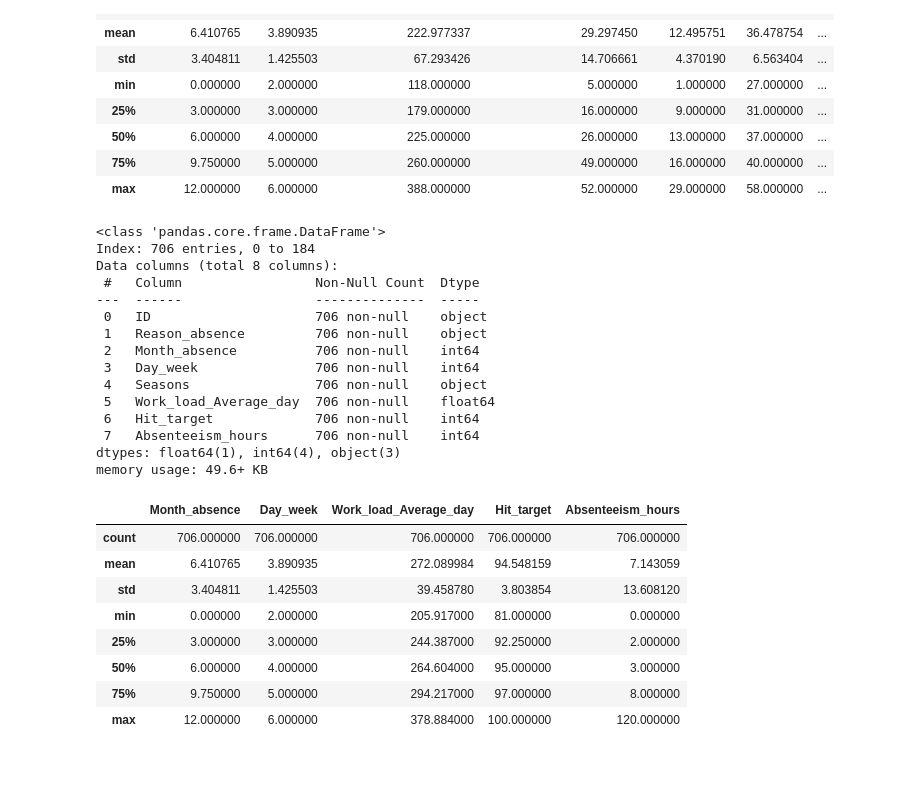
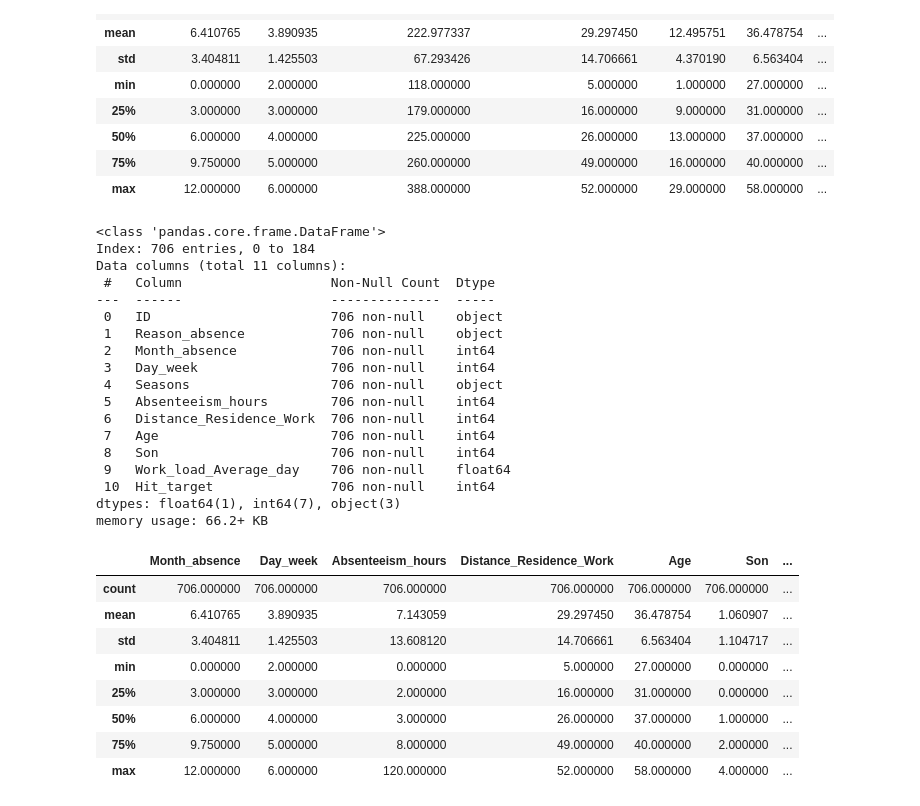
Before and after one commit to Lambda-14/Sim-Empresa, a Jupyter notebook: Equip_14/Scripts/RRHH_clean.ipynb, the cells around one changed output. Saved outputs shown, nothing was run; the diff lists cells and outputs as text; code cells hidden in the pictures; blank space fills up the shorter version.

```diff
--- a/Equip_14/Scripts/RRHH_clean.ipynb
+++ b/Equip_14/Scripts/RRHH_clean.ipynb
@@ -249,31 +250,34 @@ df_rrhh.to_csv('cleaned_rrhh.csv', index=True)
 # %%
-df_absences = df_rrhh[['ID', 'Reason_absence', 'Month_absence', 'Day_week', 'Seasons',
-           'Work_load_Average_day', 'Hit_target', 'Absenteeism_hours']]
+# dataframe para analisis ausencias
+df_absences = df_rrhh[['ID', 'Reason_absence', 'Month_absence', 'Day_week', 'Seasons', 'Absenteeism_hours','Distance_Residence_Work', 'Age', 'Son', 'Work_load_Average_day', 'Hit_target']]
 df_absences = df_absences.sort_values(by='ID')
 df_absences.info()
 df_absences.describe()
 # %% [output]
 <class 'pandas.core.frame.DataFrame'>
 Index: 706 entries, 0 to 184
-Data columns (total 8 columns):
- #   Column                 Non-Null Count  Dtype
----  ------                 --------------  -----
- 0   ID                     706 non-null    object
- 1   Reason_absence         706 non-null    object
- 2   Month_absence          706 non-null    int64
- 3   Day_week               706 non-null    int64
- 4   Seasons                706 non-null    object
- 5   Work_load_Average_day  706 non-null    float64
- 6   Hit_target             706 non-null    int64
- 7   Absenteeism_hours      706 non-null    int64
-dtypes: float64(1), int64(4), object(3)
-memory usage: 49.6+ KB
+Data columns (total 11 columns):
+ #   Column                   Non-Null Count  Dtype
+---  ------                   --------------  -----
+ 0   ID                       706 non-null    object
+ 1   Reason_absence           706 non-null    object
+ 2   Month_absence            706 non-null    int64
+ 3   Day_week                 706 non-null    int64
+ 4   Seasons                  706 non-null    object
+ 5   Absenteeism_hours        706 non-null    int64
+ 6   Distance_Residence_Work  706 non-null    int64
+ 7   Age                      706 non-null    int64
+ 8   Son                      706 non-null    int64
+ 9   Work_load_Average_day    706 non-null    float64
+ 10  Hit_target               706 non-null    int64
+dtypes: float64(1), int64(7), object(3)
+memory usage: 66.2+ KB
-|  | Month_absence | Day_week | Work_load_Average_day | Hit_target | Absenteeism_hours |
-| count | 706.000000 | 706.000000 | 706.000000 | 706.000000 | 706.000000 |
-| mean | 6.410765 | 3.890935 | 272.089984 | 94.548159 | 7.143059 |
-| std | 3.404811 | 1.425503 | 39.458780 | 3.803854 | 13.608120 |
-| min | 0.000000 | 2.000000 | 205.917000 | 81.000000 | 0.000000 |
-| 25% | 3.000000 | 3.000000 | 244.387000 | 92.250000 | 2.000000 |
-| 50% | 6.000000 | 4.000000 | 264.604000 | 95.000000 | 3.000000 |
-| 75% | 9.750000 | 5.000000 | 294.217000 | 97.000000 | 8.000000 |
-| max | 12.000000 | 6.000000 | 378.884000 | 100.000000 | 120.000000 |
+|  | Month_absence | Day_week | Absenteeism_hours | Distance_Residence_Work | Age | Son | ... |
+| count | 706.000000 | 706.000000 | 706.000000 | 706.000000 | 706.000000 | 706.000000 | ... |
+| mean | 6.410765 | 3.890935 | 7.143059 | 29.297450 | 36.478754 | 1.060907 | ... |
+| std | 3.404811 | 1.425503 | 13.608120 | 14.706661 | 6.563404 | 1.104717 | ... |
+| min | 0.000000 | 2.000000 | 0.000000 | 5.000000 | 27.000000 | 0.000000 | ... |
+| 25% | 3.000000 | 3.000000 | 2.000000 | 16.000000 | 31.000000 | 0.000000 | ... |
+| 50% | 6.000000 | 4.000000 | 3.000000 | 26.000000 | 37.000000 | 1.000000 | ... |
+| 75% | 9.750000 | 5.000000 | 8.000000 | 49.000000 | 40.000000 | 2.000000 | ... |
+| max | 12.000000 | 6.000000 | 120.000000 | 52.000000 | 58.000000 | 4.000000 | ... |
```
Also changed, not shown: parts of 36 cells of this notebook, 1 other file.
